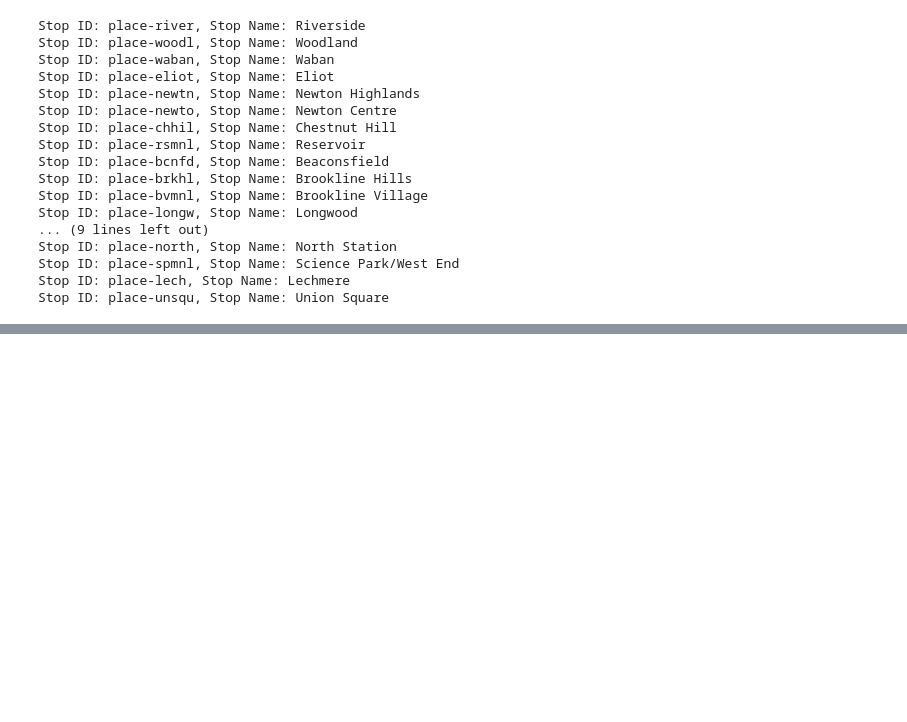
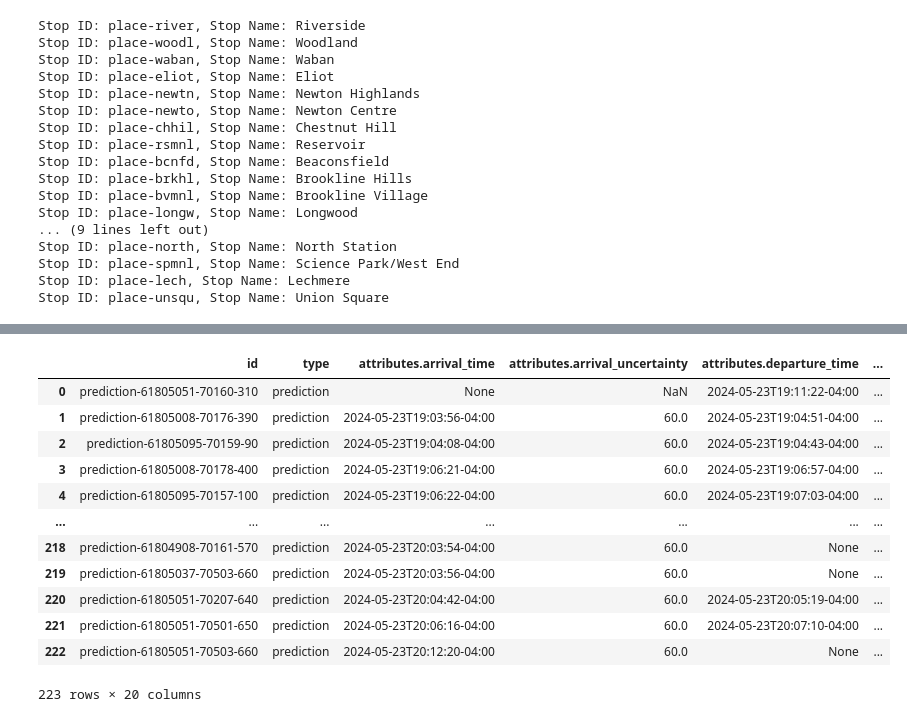
Before and after one commit to sean-r-duffy/tracking-the-t, a Jupyter notebook: eda.ipynb, the cells around one changed output, grey strips where cells are left out. Saved outputs shown, nothing was run; the diff lists cells and outputs as text; code cells hidden in the pictures; blank space fills up the shorter version.

```diff
--- a/eda.ipynb
+++ b/eda.ipynb
@@ -82,0 +216,16 @@ response1['data'][0]
+# %%
+pd.json_normalize(requests.get('https://api-v3.mbta.com/predictions', params={'filter[route]': 'Green-D'}).json()['data'])
+# %% [output]
+|  | id | type | attributes.arrival_time | attributes.arrival_uncertainty | attributes.departure_time | ... |
+| 0 | prediction-61805051-70160-310 | prediction | None | NaN | 2024-05-23T19:11:22-04:00 | ... |
+| 1 | prediction-61805008-70176-390 | prediction | 2024-05-23T19:03:56-04:00 | 60.0 | 2024-05-23T19:04:51-04:00 | ... |
+| 2 | prediction-61805095-70159-90 | prediction | 2024-05-23T19:04:08-04:00 | 60.0 | 2024-05-23T19:04:43-04:00 | ... |
+| 3 | prediction-61805008-70178-400 | prediction | 2024-05-23T19:06:21-04:00 | 60.0 | 2024-05-23T19:06:57-04:00 | ... |
+| 4 | prediction-61805095-70157-100 | prediction | 2024-05-23T19:06:22-04:00 | 60.0 | 2024-05-23T19:07:03-04:00 | ... |
+| ... | ... | ... | ... | ... | ... | ... |
+| 218 | prediction-61804908-70161-570 | prediction | 2024-05-23T20:03:54-04:00 | 60.0 | None | ... |
+| 219 | prediction-61805037-70503-660 | prediction | 2024-05-23T20:03:56-04:00 | 60.0 | None | ... |
+| 220 | prediction-61805051-70207-640 | prediction | 2024-05-23T20:04:42-04:00 | 60.0 | 2024-05-23T20:05:19-04:00 | ... |
+| 221 | prediction-61805051-70501-650 | prediction | 2024-05-23T20:06:16-04:00 | 60.0 | 2024-05-23T20:07:10-04:00 | ... |
+| 222 | prediction-61805051-70503-660 | prediction | 2024-05-23T20:12:20-04:00 | 60.0 | None | ... |
+223 rows × 20 columns
```
Also changed, not shown: parts of 19 cells of this notebook, 2 other files.
